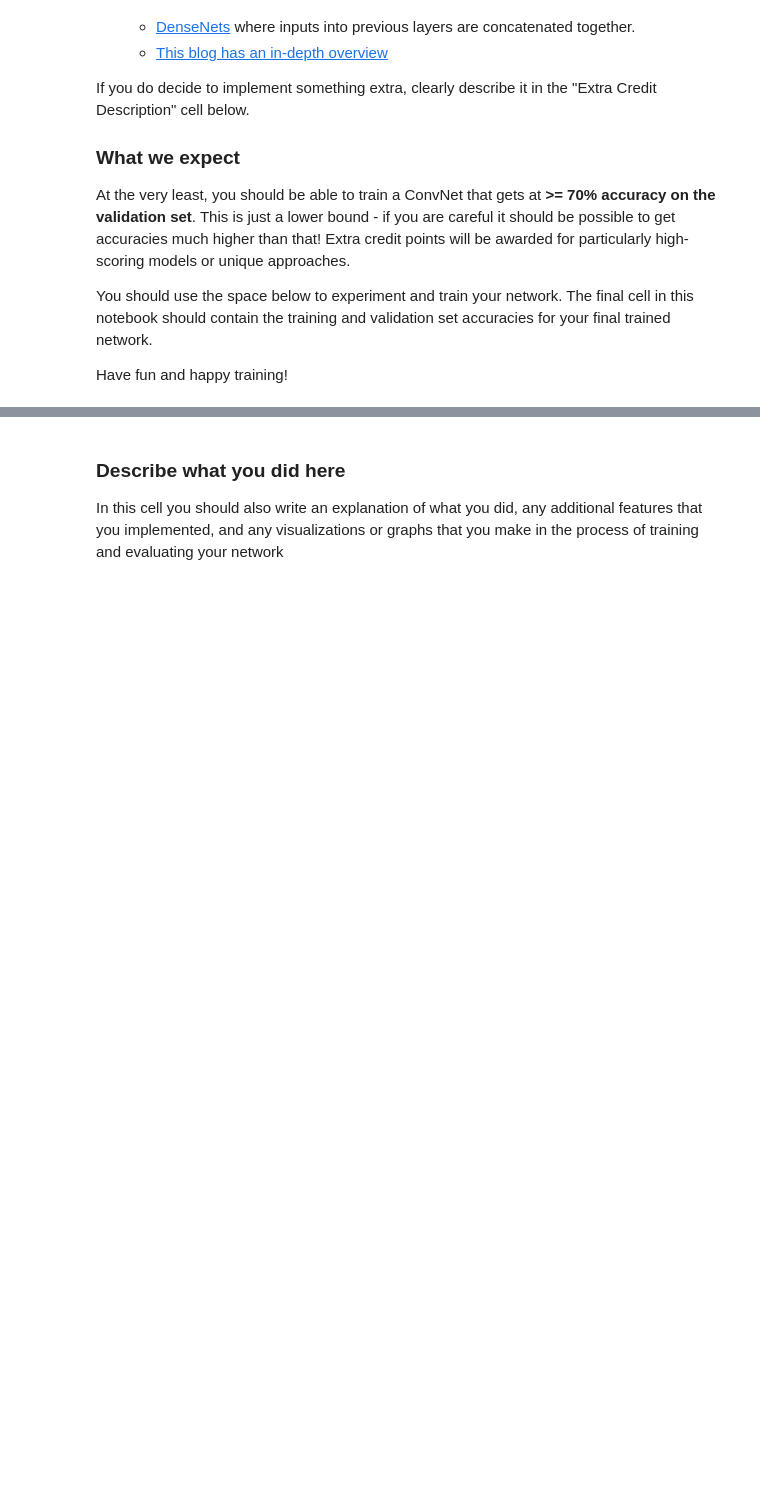
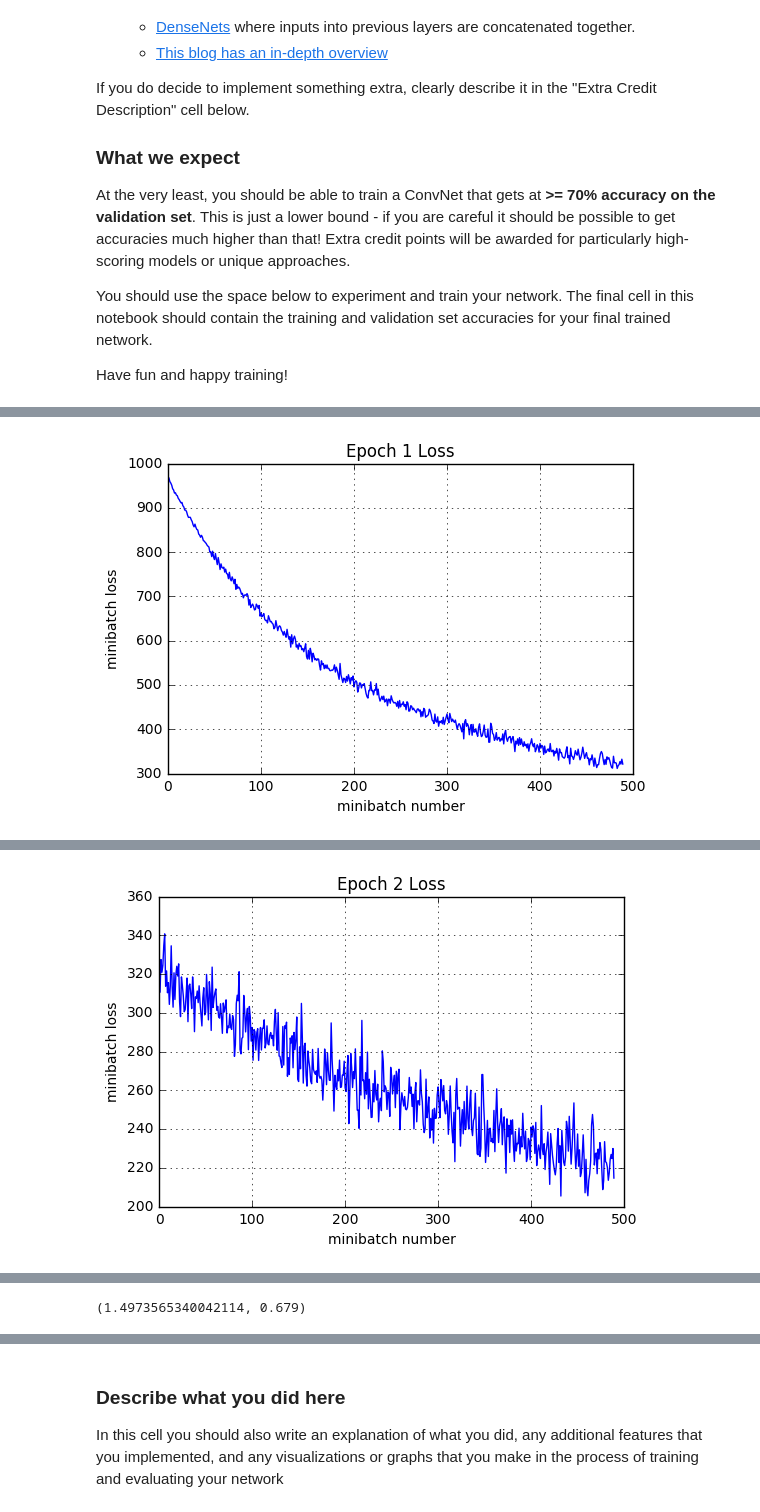
Before and after one commit to reza-asad/cs231n-Convolutional-Neural-Networks, a Jupyter notebook: assignment2/TensorFlow.ipynb, the cells around one changed output, grey strips where cells are left out. Saved outputs shown, nothing was run; the diff lists cells and outputs as text; code cells hidden in the pictures; blank space fills up the shorter version.

Commit message:
quick cnn architecture in tensorflow achived %65 accuracy on valication data ... need to improve

```diff
--- a/assignment2/TensorFlow.ipynb
+++ b/assignment2/TensorFlow.ipynb
@@ -442,26 +442,3 @@ At the very least, you should be able to train a ConvNet that gets at **>= 70% a
 You should use the space below to experiment and train your network. The final cell in this notebook should contain the training and validation set accuracies for your final trained network.
 
 Have fun and happy training!
-# %%
-# Feel free to play with this cell
-
-def my_model(X,y,is_training):
-    pass
-
-tf.reset_default_graph()
-
-X = tf.placeholder(tf.float32, [None, 32, 32, 3])
-y = tf.placeholder(tf.int64, [None])
-is_training = tf.placeholder(tf.bool)
-
-y_out = my_model(X,y,is_training)
-mean_loss = None
-optimizer = None
-
-
-pass
-
-# batch normalization in tensorflow requires this extra dependency
-extra_update_ops = tf.get_collection(tf.GraphKeys.UPDATE_OPS)
-with tf.control_dependencies(extra_update_ops):
-    train_step = optimizer.minimize(mean_loss)
@@ -474,6 +554,7 @@ sess = tf.Session()
 
 sess.run(tf.global_variables_initializer())
 print('Training')
-run_model(sess,y_out,mean_loss,X_train,y_train,10,64,100,train_step,True)
+run_model(sess,y_out,mean_loss,X_train,y_train,5,100,100,train_step,True)
 print('Validation')
-run_model(sess,y_out,mean_loss,X_val,y_val,1,64)
+run_model(sess,y_out,mean_loss,X_val,y_val,1,100)
+# %% [output]
@@ -479,0 +568 @@ run_model(sess,y_out,mean_loss,X_val,y_val,1,64)
+[figure, added]
@@ -479,0 +575 @@ run_model(sess,y_out,mean_loss,X_val,y_val,1,64)
+[figure, added]
@@ -480,3 +599,4 @@ run_model(sess,y_out,mean_loss,X_val,y_val,1,64)
+(1.4973565340042114, 0.679)
 # %%
 # Test your model here, and make sure
 # the output of this cell is the accuracy
```
Also changed, not shown: parts of 3 cells of this notebook.
